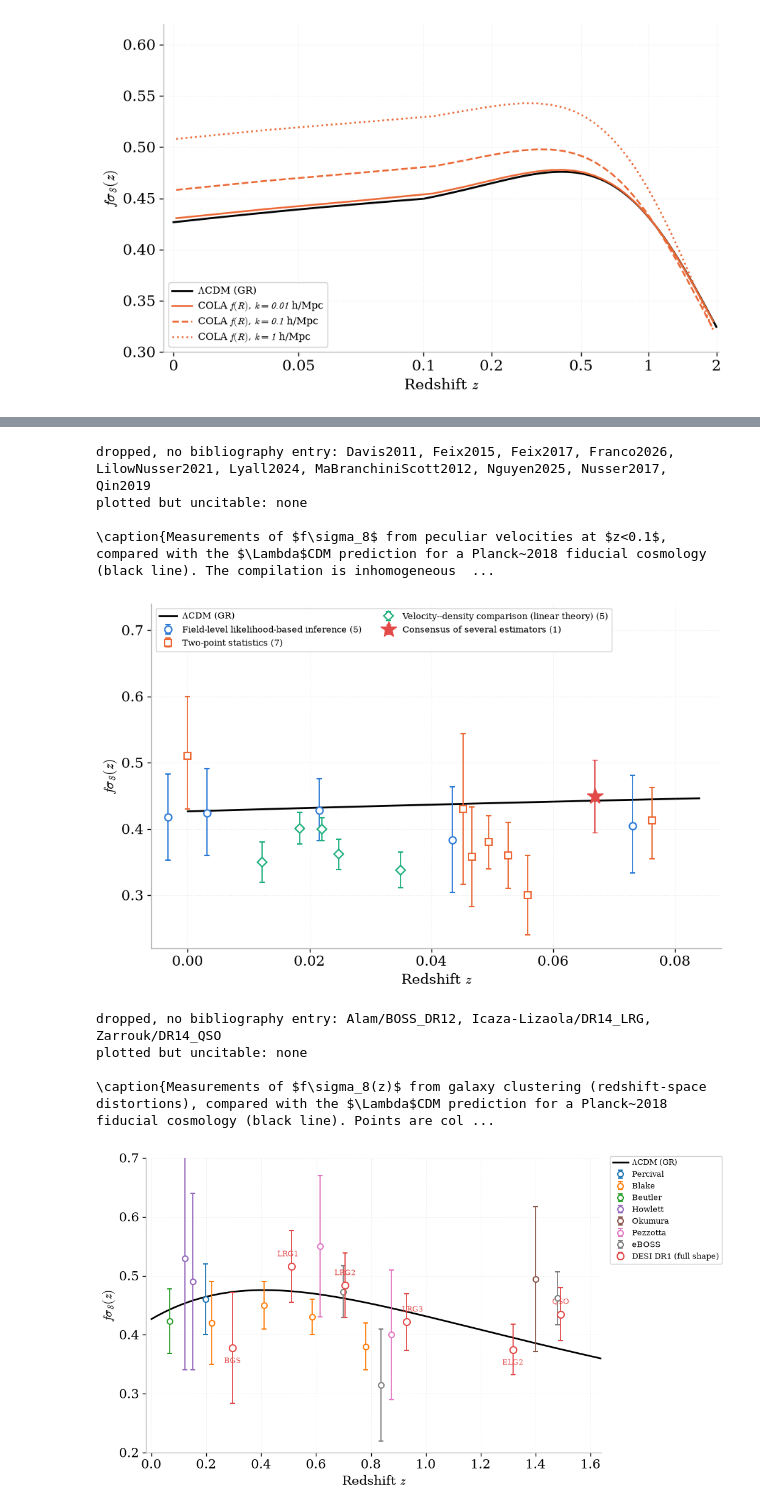
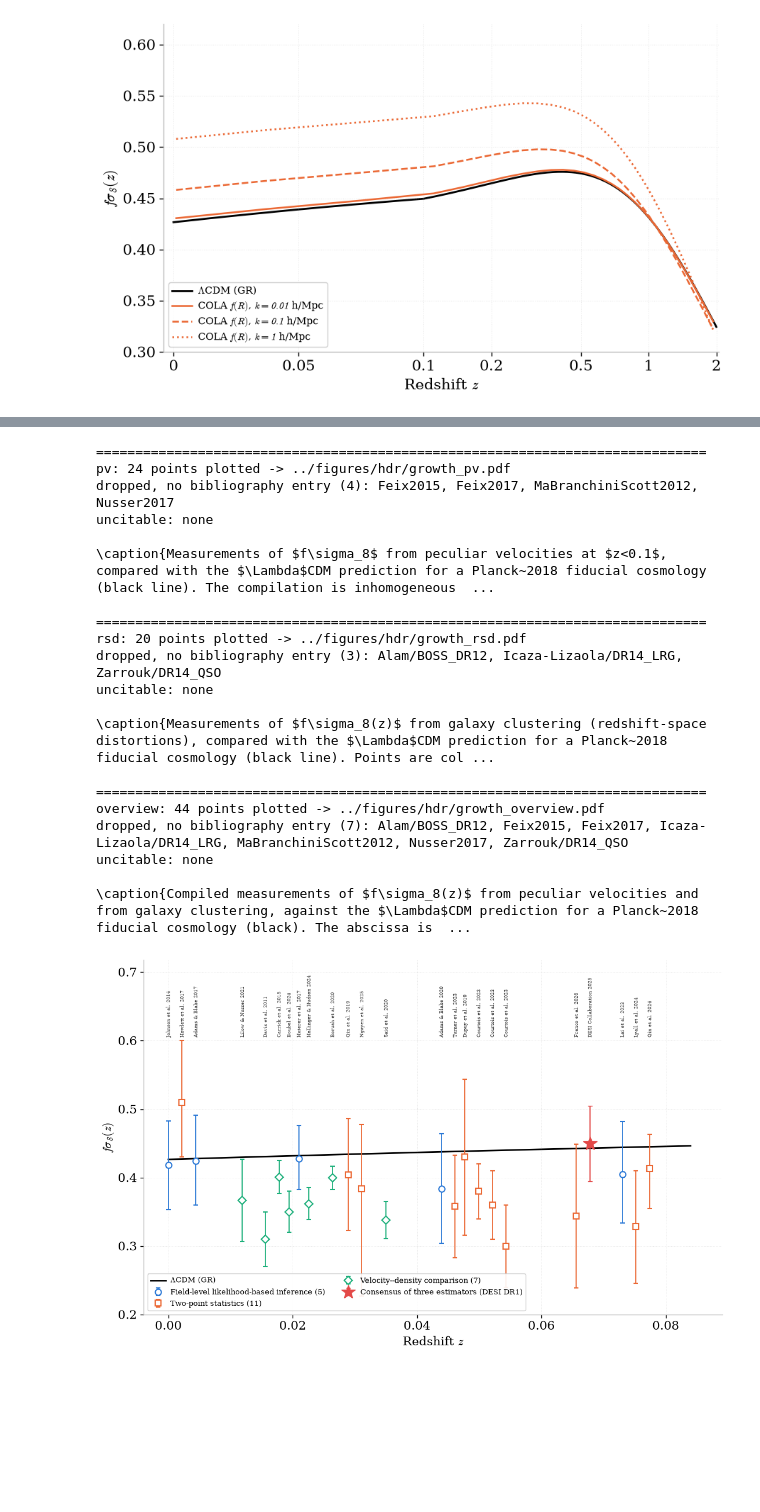
Before and after one commit to corentinravoux/growth_review, a Jupyter notebook: notebooks/growth_review.ipynb, the cells around one changed output, grey strips where cells are left out. Drawn from its saved outputs; the diff is of its cells as text; code cells hidden in the pictures; blank space fills up the shorter version.

```diff
--- a/notebooks/growth_review.ipynb
+++ b/notebooks/growth_review.ipynb
@@ -251,25 +388,40 @@ point through uncited: whatever they cannot cite comes back in
 finished.
-# %%
-fig, meta = gr.figures.fig_pv(cited_only=True)
-print("dropped, no bibliography entry:", ", ".join(meta["dropped"]))
-print("plotted but uncitable:", meta["missing_citations"] or "none")
-print()
-print(meta["caption"])
-# %% [output]
-dropped, no bibliography entry: Davis2011, Feix2015, Feix2017, Franco2026, LilowNusser2021, Lyall2024, MaBranchiniScott2012, Nguyen2025, Nusser2017, Qin2019
-plotted but uncitable: none
-
-\caption{Measurements of $f\sigma_8$ from peculiar velocities at $z<0.1$, compared with the $\Lambda$CDM prediction for a Planck~2018 fiducial cosmology (black line). The compilation is inhomogeneous  ...
-[figure, removed]
-# %%
-fig, meta = gr.figures.fig_rsd(cited_only=True)
-print("dropped, no bibliography entry:", ", ".join(meta["dropped"]))
-print("plotted but uncitable:", meta["missing_citations"] or "none")
-print()
-print(meta["caption"])
-# %% [output]
-dropped, no bibliography entry: Alam/BOSS_DR12, Icaza-Lizaola/DR14_LRG, Zarrouk/DR14_QSO
-plotted but uncitable: none
-
-\caption{Measurements of $f\sigma_8(z)$ from galaxy clustering (redshift-space distortions), compared with the $\Lambda$CDM prediction for a Planck~2018 fiducial cosmology (black line). Points are col ...
-[figure, removed]
+# %%
+HDR_DIR = Path("../figures/hdr")
+HDR_DIR.mkdir(parents=True, exist_ok=True)
+
+for name in ["pv", "rsd", "overview"]:
+    fig, meta = gr.figures.FIGURES[name](bibkey=BIBKEY, cited_only=True)
+    fig.savefig(HDR_DIR / f"growth_{name}.pdf", bbox_inches="tight")
+    print("=" * 78)
+    print(f"{name}: {len(meta['plotted'])} points plotted "
+          f"-> {HDR_DIR / f'growth_{name}.pdf'}")
+    if meta["dropped"]:
+        print(f"dropped, no bibliography entry ({len(meta['dropped'])}): "
+              + ", ".join(meta["dropped"]))
+    print("uncitable:", meta["missing_citations"] or "none")
+    print()
+    print(meta["caption"])
+    print()
+# %% [output]
+==============================================================================
+pv: 24 points plotted -> ../figures/hdr/growth_pv.pdf
+dropped, no bibliography entry (4): Feix2015, Feix2017, MaBranchiniScott2012, Nusser2017
+uncitable: none
+
+\caption{Measurements of $f\sigma_8$ from peculiar velocities at $z<0.1$, compared with the $\Lambda$CDM prediction for a Planck~2018 fiducial cosmology (black line). The compilation is inhomogeneous  ...
+
+==============================================================================
+rsd: 20 points plotted -> ../figures/hdr/growth_rsd.pdf
+dropped, no bibliography entry (3): Alam/BOSS_DR12, Icaza-Lizaola/DR14_LRG, Zarrouk/DR14_QSO
+uncitable: none
+
+\caption{Measurements of $f\sigma_8(z)$ from galaxy clustering (redshift-space distortions), compared with the $\Lambda$CDM prediction for a Planck~2018 fiducial cosmology (black line). Points are col ...
+
+==============================================================================
+overview: 44 points plotted -> ../figures/hdr/growth_overview.pdf
+dropped, no bibliography entry (7): Alam/BOSS_DR12, Feix2015, Feix2017, Icaza-Lizaola/DR14_LRG, MaBranchiniScott2012, Nusser2017, Zarrouk/DR14_QSO
+uncitable: none
+
+\caption{Compiled measurements of $f\sigma_8(z)$ from peculiar velocities and from galaxy clustering, against the $\Lambda$CDM prediction for a Planck~2018 fiducial cosmology (black). The abscissa is  ...
+[figure, added]
```
Also changed, not shown: parts of 20 cells of this notebook, 12 other files.
